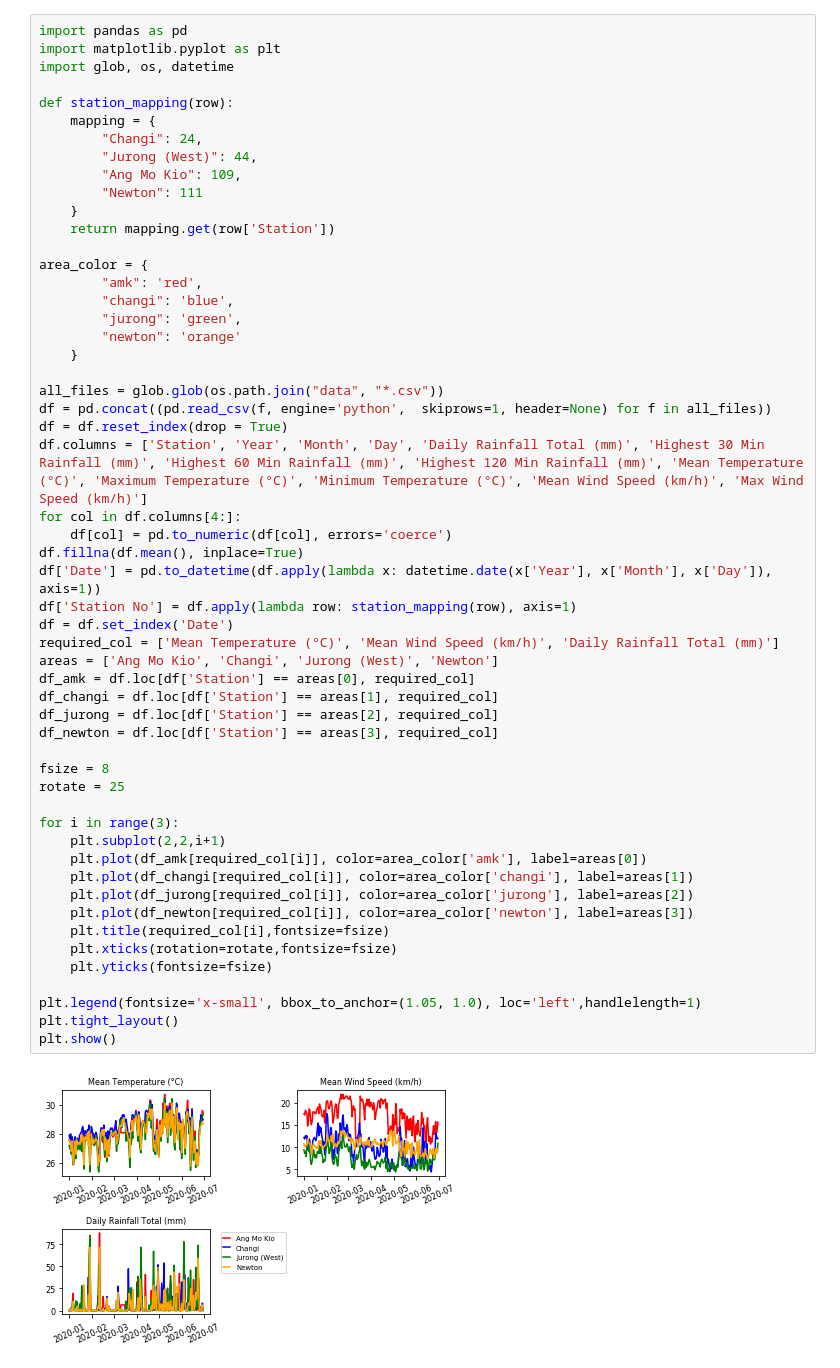
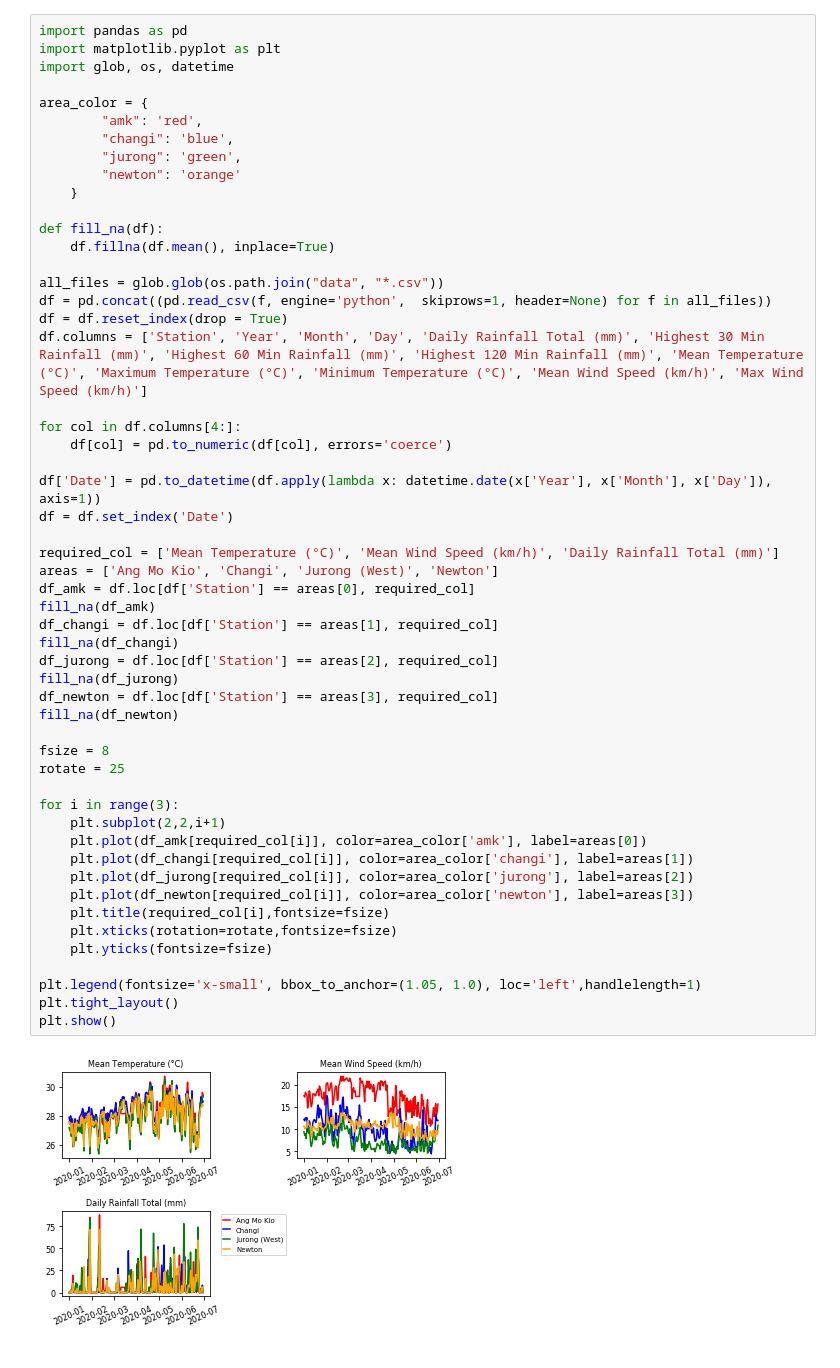
Before and after one commit to tgt87/Explore-SG-Weather-2020, a Jupyter notebook: weather.ipynb, the cells around one changed output. Drawn from its saved outputs; the diff is of its cells as text.

Commit message:
fillna for respective area df rather than combined df

```diff
--- a/weather.ipynb
+++ b/weather.ipynb
@@ -2,15 +2,6 @@
 import pandas as pd
 import matplotlib.pyplot as plt
 import glob, os, datetime
-
-def station_mapping(row):
-    mapping = {
-        "Changi": 24,
-        "Jurong (West)": 44,
-        "Ang Mo Kio": 109,
-        "Newton": 111
-    }
-    return mapping.get(row['Station'])
 
 area_color = {
         "amk": 'red',
@@ -19,38 +10,46 @@ area_color = {
         "newton": 'orange'
     }
 
+def fill_na(df):
+    df.fillna(df.mean(), inplace=True)
+
 all_files = glob.glob(os.path.join("data", "*.csv"))
 df = pd.concat((pd.read_csv(f, engine='python',  skiprows=1, header=None) for f in all_files))
 df = df.reset_index(drop = True)
 df.columns = ['Station', 'Year', 'Month', 'Day', 'Daily Rainfall Total (mm)', 'Highest 30 Min Rainfall (mm)',	'Highest 60 Min Rainfall (mm)',	'Highest 120 Min Rainfall (mm)', 'Mean Temperature (°C)', 'Maximum Temperature (°C)', 'Minimum Temperature (°C)', 'Mean Wind Speed (km/h)', 'Max Wind Speed (km/h)']
+
 for col in df.columns[4:]:
     df[col] = pd.to_numeric(df[col], errors='coerce')
-df.fillna(df.mean(), inplace=True)
+
 df['Date'] = pd.to_datetime(df.apply(lambda x: datetime.date(x['Year'], x['Month'], x['Day']), axis=1))
-df['Station No'] = df.apply(lambda row: station_mapping(row), axis=1)
 df = df.set_index('Date')
+
 required_col = ['Mean Temperature (°C)', 'Mean Wind Speed (km/h)', 'Daily Rainfall Total (mm)']
 areas = ['Ang Mo Kio', 'Changi', 'Jurong (West)', 'Newton']
 df_amk = df.loc[df['Station'] == areas[0], required_col]
+fill_na(df_amk)
 df_changi = df.loc[df['Station'] == areas[1], required_col]
+fill_na(df_changi)
 df_jurong = df.loc[df['Station'] == areas[2], required_col]
+fill_na(df_jurong)
 df_newton = df.loc[df['Station'] == areas[3], required_col]
+fill_na(df_newton)
 
 fsize = 8
 rotate = 25
 
 for i in range(3):
     plt.subplot(2,2,i+1)
     plt.plot(df_amk[required_col[i]], color=area_color['amk'], label=areas[0])
     plt.plot(df_changi[required_col[i]], color=area_color['changi'], label=areas[1])
     plt.plot(df_jurong[required_col[i]], color=area_color['jurong'], label=areas[2])
     plt.plot(df_newton[required_col[i]], color=area_color['newton'], label=areas[3])
     plt.title(required_col[i],fontsize=fsize)
     plt.xticks(rotation=rotate,fontsize=fsize)
     plt.yticks(fontsize=fsize)
 
 plt.legend(fontsize='x-small', bbox_to_anchor=(1.05, 1.0), loc='left',handlelength=1)
 plt.tight_layout()
 plt.show()
 # %% [output]
-[figure, old version]
+[figure, new version]
```
Also changed, not shown: 2 other files.
